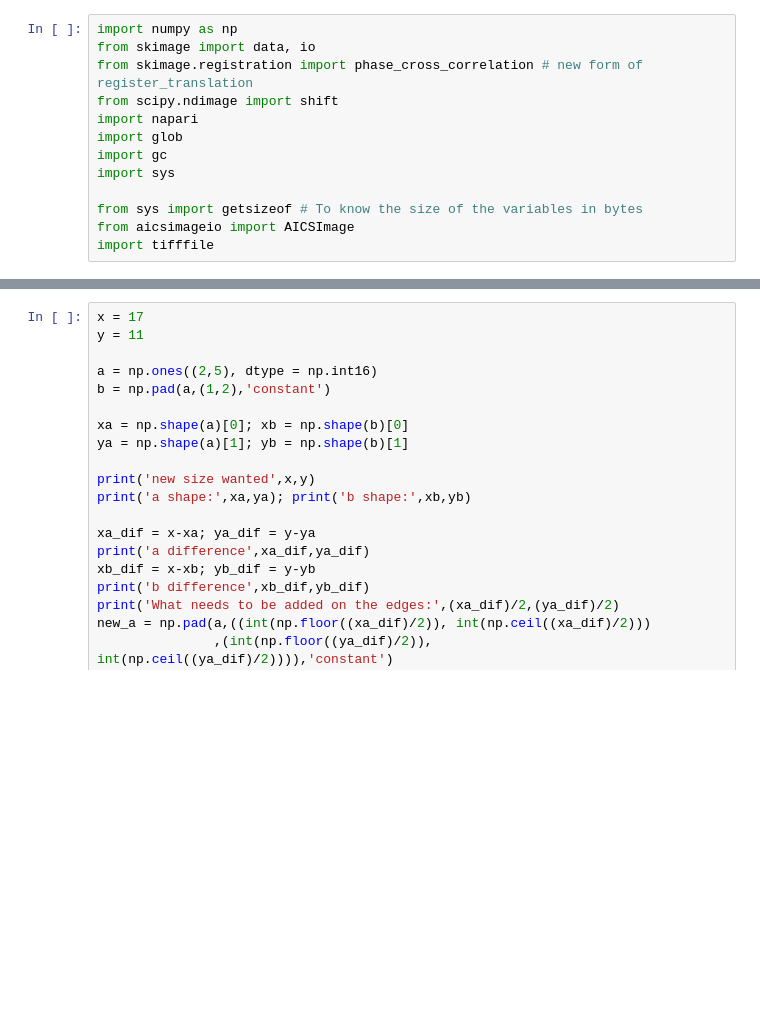
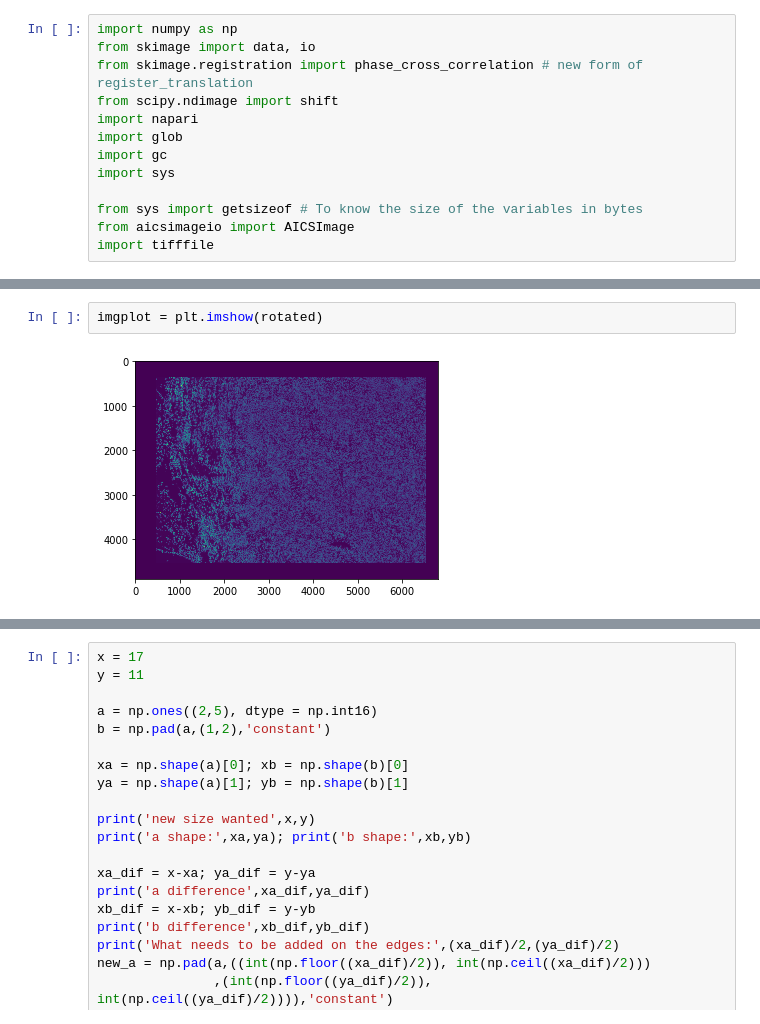
Before and after one commit to jhausserlab/HiFiAlignmentTool, a Jupyter notebook: ImageProcessing.ipynb, the cells around one changed output, grey strips where cells are left out. Cells and saved outputs as stored; diff of their text form; blank space fills up the shorter version.

```diff
--- a/ImageProcessing.ipynb
+++ b/ImageProcessing.ipynb
@@ -15,0 +44,4 @@ import tifffile
+# %%
+imgplot = plt.imshow(rotated)
+# %% [output]
+[figure, added]
```
Also changed, not shown: parts of 13 cells of this notebook, 5 other files.
